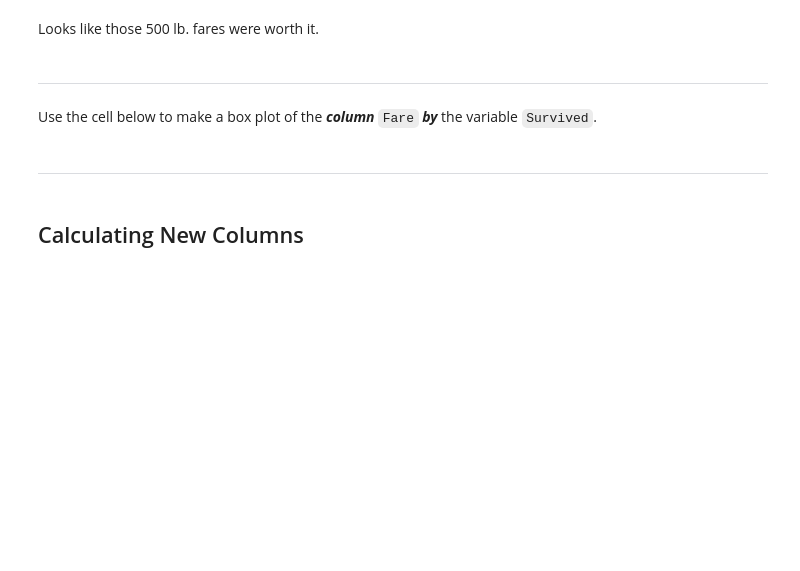
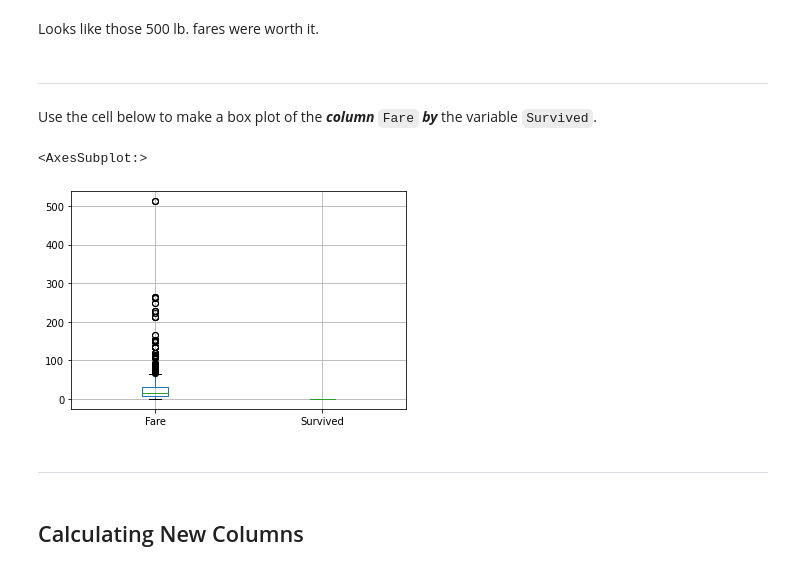
Before and after one commit to scingram1120/FDS-CourseTwo, a Jupyter notebook: T11.ipynb, the cells around one changed output. Saved outputs shown, nothing was run; the diff lists cells and outputs as text; code cells hidden in the pictures; blank space fills up the shorter version.

```diff
--- a/T11.ipynb
+++ b/T11.ipynb
@@ -263,6 +476,10 @@ Looks like those 500 lb. fares were worth it.
 Use the cell below to make a box plot of the ***column*** `Fare` ***by*** the variable `Survived`.
 # %%
 # boxplot of Fare paid by Survival status
+fare_surv.boxplot()
+# %% [output]
+<AxesSubplot:>
+[figure, added]
 # %% [markdown]
 ---
 # %% [markdown]
```
Also changed, not shown: parts of 29 cells of this notebook, 3 other files.
